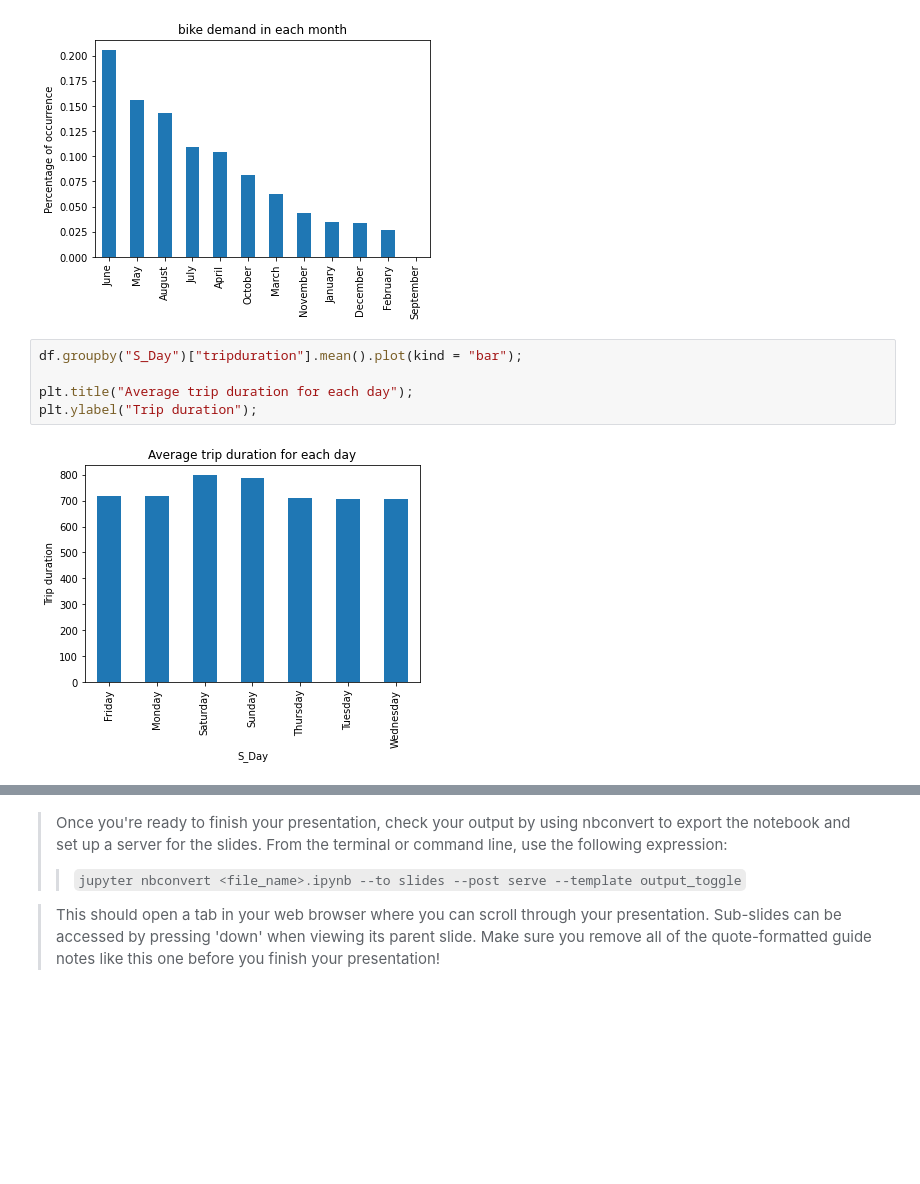
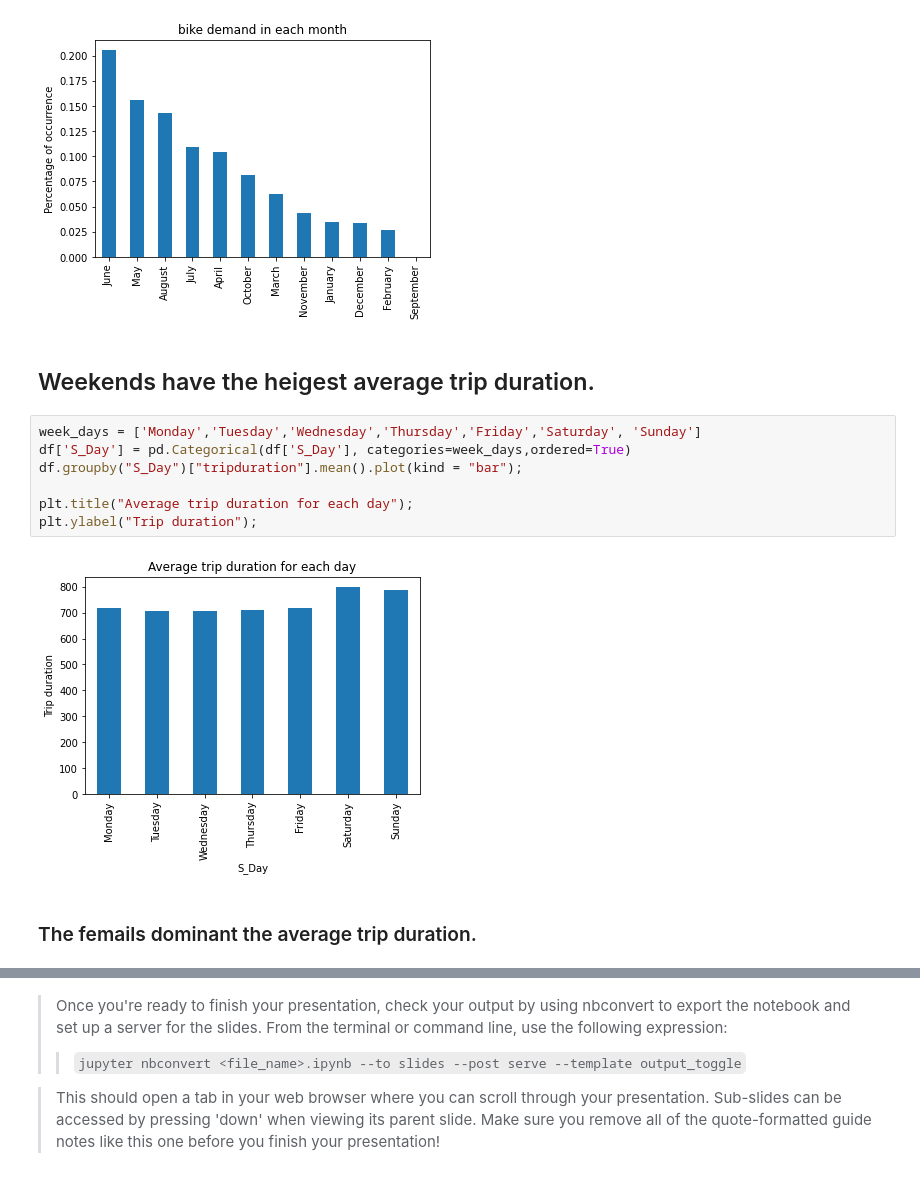
Before and after one commit to helmogey/Divvy-bicycle-sharing-service-dataset_investigation, a Jupyter notebook: slide_deck_Divvy_bicycle_sharing_service_Data.ipynb, the cells around one changed output, grey strips where cells are left out. Saved outputs shown, nothing was run; the diff lists cells and outputs as text; blank space fills up the shorter version.

```diff
--- a/slide_deck_Divvy_bicycle_sharing_service_Data.ipynb
+++ b/slide_deck_Divvy_bicycle_sharing_service_Data.ipynb
@@ -128,13 +129,19 @@ plt.title("bike demand in each month");
 plt.ylabel("Percentage of occurrence");
 # %% [output]
 [figure]
+# %% [markdown]
+## Weekends have the heigest average trip duration.
 # %%
+week_days = ['Monday','Tuesday','Wednesday','Thursday','Friday','Saturday', 'Sunday']
+df['S_Day'] = pd.Categorical(df['S_Day'], categories=week_days,ordered=True)
 df.groupby("S_Day")["tripduration"].mean().plot(kind = "bar");
 
 plt.title("Average trip duration for each day");
 plt.ylabel("Trip duration");
 # %% [output]
-[figure, old version]
+[figure, new version]
+# %% [markdown]
+### The femails dominant the average trip duration.
 # %%
 df_female, df_male = groupby_days_with_tripduration_mean(df)
 
```
Also changed, not shown: parts of 7 cells of this notebook, 4 other files.
